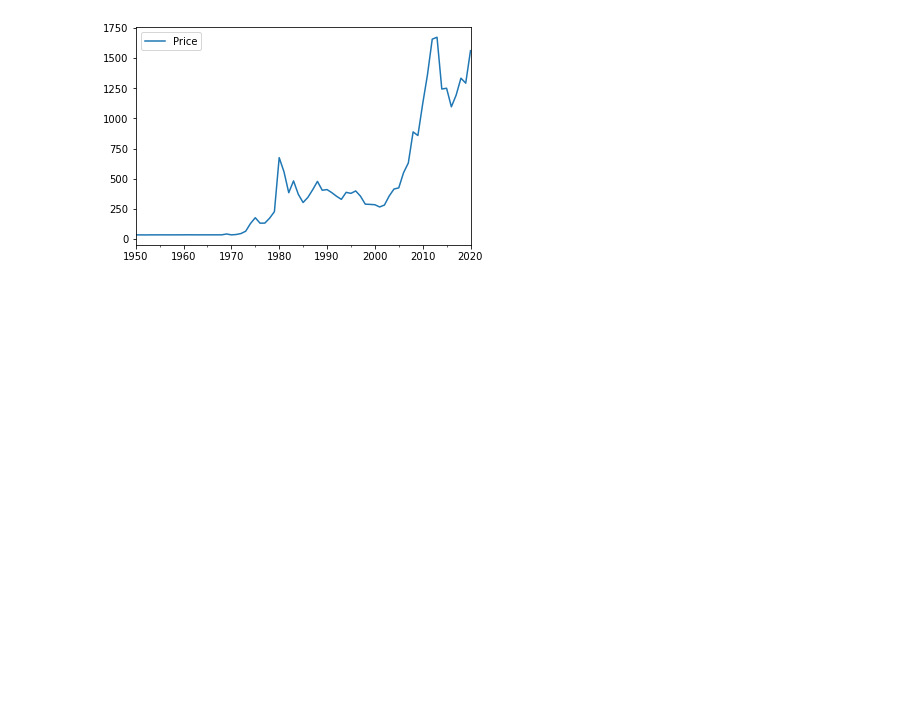
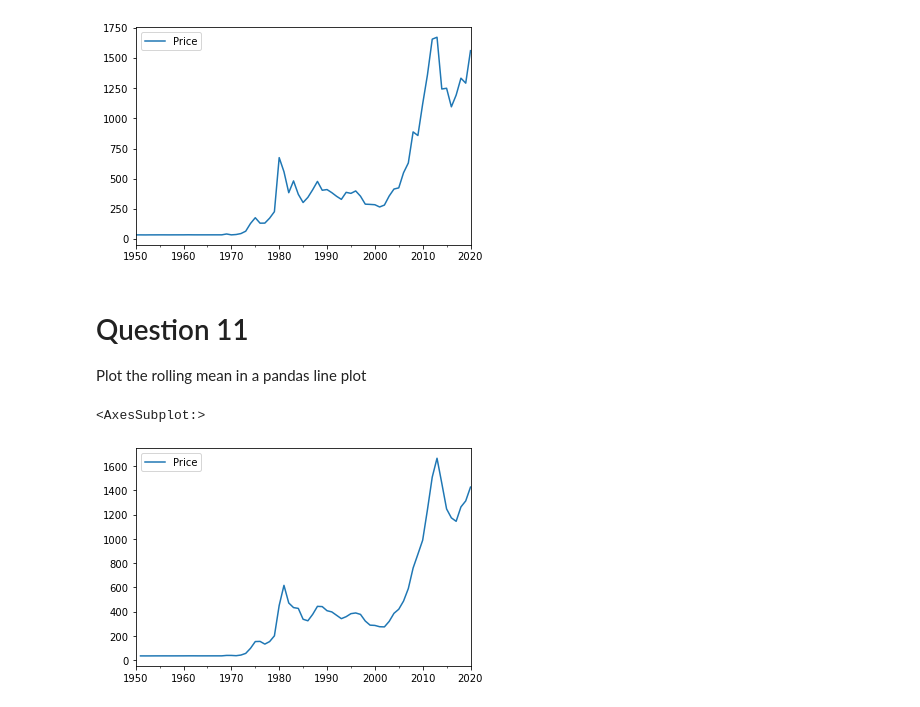
Before and after one commit to TJ-Mothokho/Analysing-Gold-Prices-Over-Time, a Jupyter notebook: Gold_Analysis.ipynb, the cells around one changed output. Cells and saved outputs as stored; diff of their text form; code cells hidden in the pictures; blank space fills up the shorter version.

Commit message:
Plotted rolling data

```diff
--- a/Gold_Analysis.ipynb
+++ b/Gold_Analysis.ipynb
@@ -139,3 +139,11 @@ gold.plot(kind='line')
 # %% [output]
 <AxesSubplot:>
 [figure]
+# %% [markdown]
+# Question 11
+Plot the rolling mean in a pandas line plot
+# %%
+gold.rolling(window=2).mean().plot()
+# %% [output]
+<AxesSubplot:>
+[figure, added]
```
Also changed, not shown: parts of 4 cells of this notebook.
